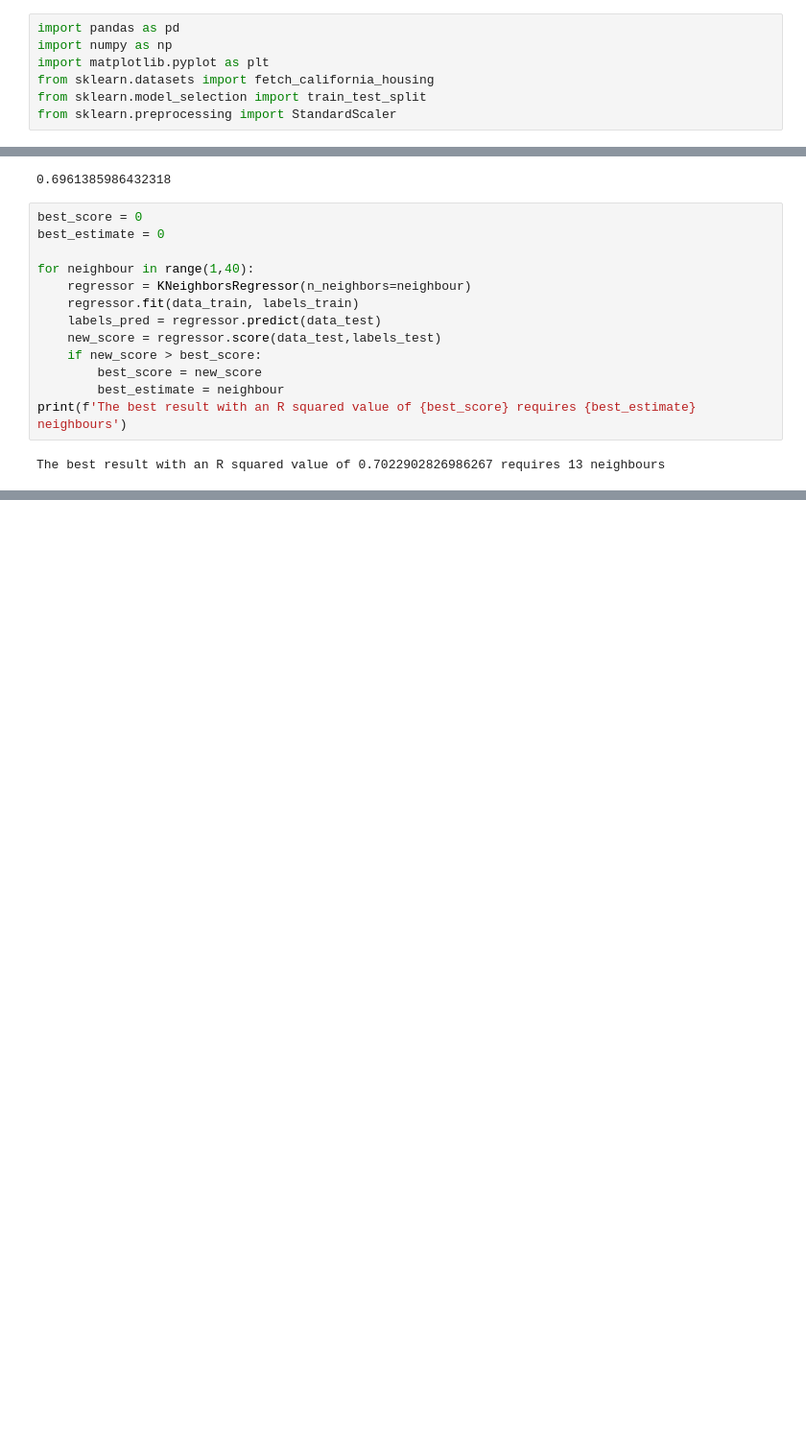
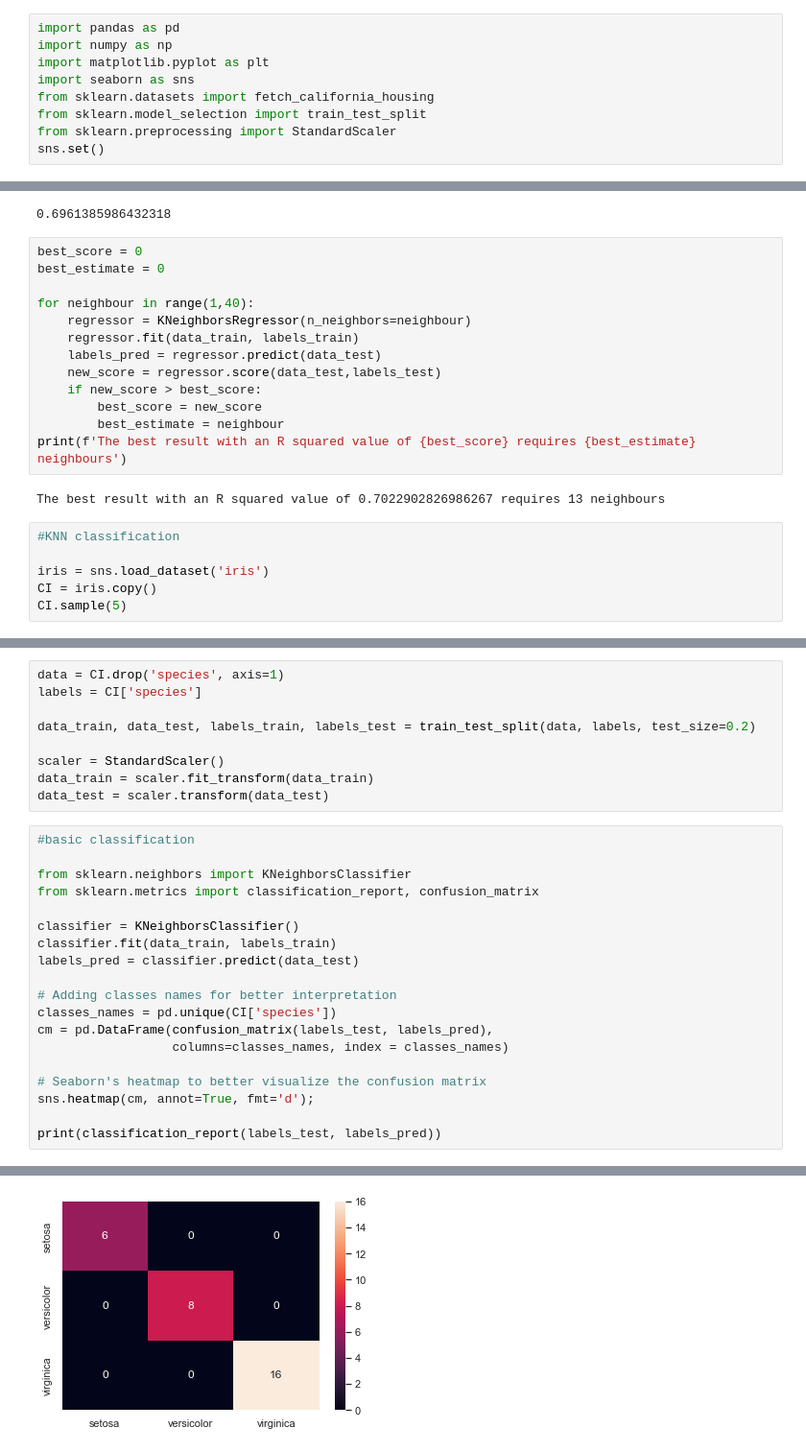
Before and after one commit to JordaanI/Supervised_learning, a Jupyter notebook: 1_K-Nearest_Neighbours/Main.ipynb, the cells around one changed output, grey strips where cells are left out. Shown at 96% size. Cells and saved outputs as stored; diff of their text form; blank space fills up the shorter version.

Commit message:
Classifier added

```diff
--- a/1_K-Nearest_Neighbours/Main.ipynb
+++ b/1_K-Nearest_Neighbours/Main.ipynb
@@ -6,9 +6,11 @@ The KNN is a classification and regression algorithm that classifies or predicts
 import pandas as pd
 import numpy as np
 import matplotlib.pyplot as plt
+import seaborn as sns
 from sklearn.datasets import fetch_california_housing
 from sklearn.model_selection import train_test_split
 from sklearn.preprocessing import StandardScaler
+sns.set()
 # %%
 housing = fetch_california_housing(as_frame=True).frame
 CH = housing.copy()
@@ -100,3 +102,9 @@ for neighbour in range(1,40):
 print(f'The best result with an R squared value of {best_score} requires {best_estimate} neighbours')
 # %% [output]
 The best result with an R squared value of 0.7022902826986267 requires 13 neighbours
+# %%
+#KNN classification
+
+iris = sns.load_dataset('iris')
+CI = iris.copy()
+CI.sample(5)
@@ -102,0 +118,29 @@ The best result with an R squared value of 0.7022902826986267 requires 13 neighb
+# %%
+data = CI.drop('species', axis=1)
+labels = CI['species']
+
+data_train, data_test, labels_train, labels_test = train_test_split(data, labels, test_size=0.2)
+
+scaler = StandardScaler()
+data_train = scaler.fit_transform(data_train)
+data_test = scaler.transform(data_test)
+# %%
+#basic classification
+
+from sklearn.neighbors import KNeighborsClassifier
+from sklearn.metrics import classification_report, confusion_matrix
+
+classifier = KNeighborsClassifier()
+classifier.fit(data_train, labels_train)
+labels_pred = classifier.predict(data_test)
+
+# Adding classes names for better interpretation
+classes_names = pd.unique(CI['species'])
+cm = pd.DataFrame(confusion_matrix(labels_test, labels_pred),
+                  columns=classes_names, index = classes_names)
+
+# Seaborn's heatmap to better visualize the confusion matrix
+sns.heatmap(cm, annot=True, fmt='d');
+
+print(classification_report(labels_test, labels_pred))
+# %% [output]
@@ -102,0 +156 @@ The best result with an R squared value of 0.7022902826986267 requires 13 neighb
+[figure, added]
```
Also changed, not shown: parts of 2 cells of this notebook.
